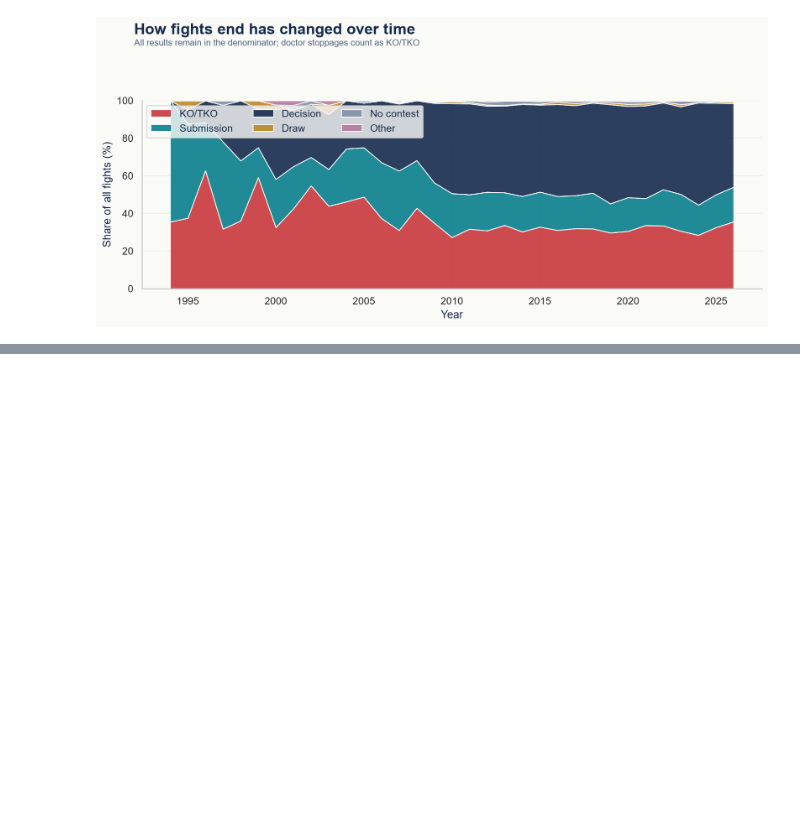
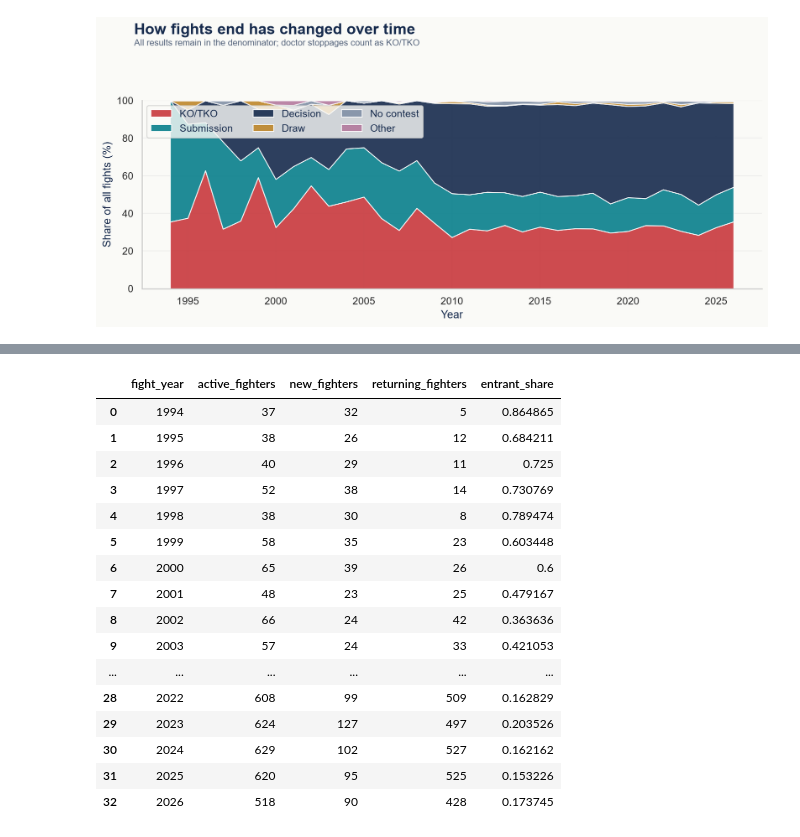
Before and after one commit to DQuanBui/UFC_Fights_Analysis, a Jupyter notebook: notebooks/03_eda_ufc_history.ipynb, the cells around one changed output, grey strips where cells are left out. Saved outputs shown, nothing was run; the diff lists cells and outputs as text; code cells hidden in the pictures; blank space fills up the shorter version.

```diff
--- a/notebooks/03_eda_ufc_history.ipynb
+++ b/notebooks/03_eda_ufc_history.ipynb
@@ -156,0 +213,20 @@ show(outcome_chart(fights))
+# %%
+display(deep_tables['deep_entrant_flow'])
+# %% [output]
+|  | fight_year | active_fighters | new_fighters | returning_fighters | entrant_share |
+| 0 | 1994 | 37 | 32 | 5 | 0.864865 |
+| 1 | 1995 | 38 | 26 | 12 | 0.684211 |
+| 2 | 1996 | 40 | 29 | 11 | 0.725 |
+| 3 | 1997 | 52 | 38 | 14 | 0.730769 |
+| 4 | 1998 | 38 | 30 | 8 | 0.789474 |
+| 5 | 1999 | 58 | 35 | 23 | 0.603448 |
+| 6 | 2000 | 65 | 39 | 26 | 0.6 |
+| 7 | 2001 | 48 | 23 | 25 | 0.479167 |
+| 8 | 2002 | 66 | 24 | 42 | 0.363636 |
+| 9 | 2003 | 57 | 24 | 33 | 0.421053 |
+| ... | ... | ... | ... | ... | ... |
+| 28 | 2022 | 608 | 99 | 509 | 0.162829 |
+| 29 | 2023 | 624 | 127 | 497 | 0.203526 |
+| 30 | 2024 | 629 | 102 | 527 | 0.162162 |
+| 31 | 2025 | 620 | 95 | 525 | 0.153226 |
+| 32 | 2026 | 518 | 90 | 428 | 0.173745 |
```
Also changed, not shown: parts of 5 cells of this notebook, 8 other files.
